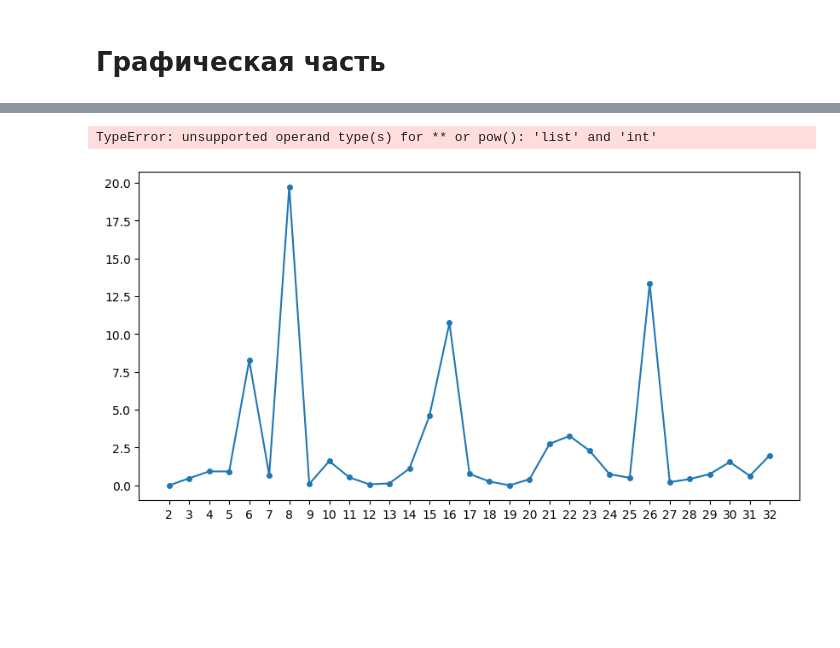
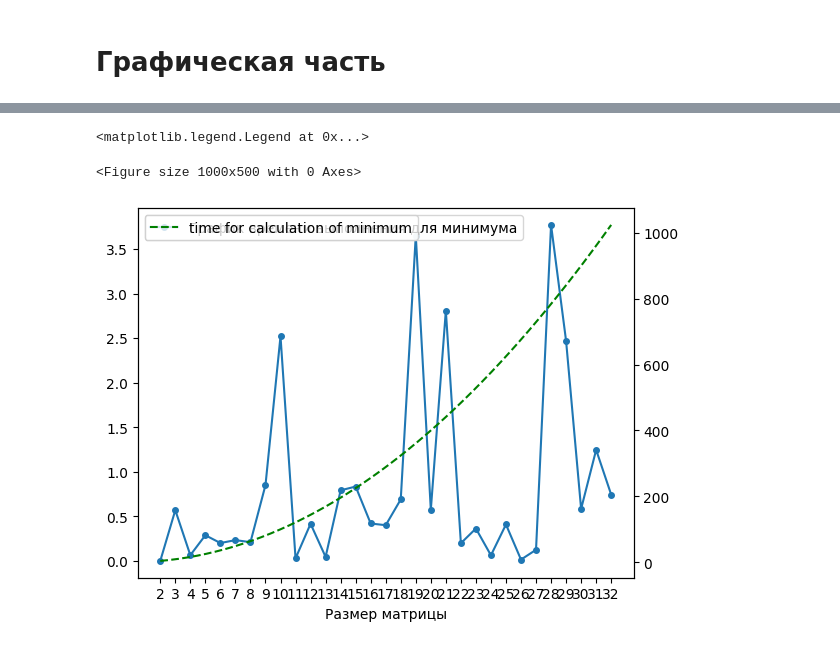
Before and after one commit to Jrol123/CalcMath, a Jupyter notebook: Course_prog/S5/main.ipynb, the cells around one changed output, grey strips where cells are left out. Saved outputs shown, nothing was run; the diff lists cells and outputs as text; code cells hidden in the pictures; blank space fills up the shorter version.

Commit message:
I'm tired of the big error

```diff
--- a/Course_prog/S5/main.ipynb
+++ b/Course_prog/S5/main.ipynb
@@ -8,11 +8,11 @@ warnings.filterwarnings(action="ignore", category=DeprecationWarning)
 FIRST_SIZE = 2
 LAST_SIZE = 32
 
-COUNT_TRIES = 100
+COUNT_TRIES = 10
 
 MAX_DEF_COUNT_ITER = 100000
 """Максимальное количество итераций по-умолчанию"""
-DEF_EPS = 0.00001
+DEF_EPS = 0.0001
 """Точность по-умолчанию"""
 # %% [output]
 'Точность по-умолчанию'
@@ -321,6 +344,7 @@ import matplotlib.pyplot as plt
 res_df = df[["size", "value_max_time", "value_min_def_time", "delta_max", "delta_min"]]
 plt.figure(figsize=(10, 5))
 x = range(FIRST_SIZE, LAST_SIZE + 1)
+x_lt = np.linspace(FIRST_SIZE, LAST_SIZE)
 res_df
 # %% [output]
 |  | size | value_max_time | value_min_def_time | delta_max | delta_min |
@@ -386,13 +414,24 @@ NameError: name 'plt' is not defined
 # %%
 plt.figure(figsize=(10, 5))
 
-plt.xticks(ticks=x)
-plt.plot(mean_res["value_min_def_time"], marker="o", markersize=4)
+fig, ax1 = plt.subplots()
+
+ax1.plot(mean_res['value_min_def_time'],  marker='o',  markersize=4, label='График времени выполнения для минимума')
+ax1.set_xlabel('Размер матрицы')
+ax1.set_xticks(x)
+
+ax2 = ax1.twinx()
+
+ax2.plot(x_lt, x_lt ** 2, color='green', linestyle='--', label='График асимптотики алгоритма')
+
+ax1.legend(loc='upper left')
+ax2.legend(loc='upper left')
 # plt.plot(x=x, y=x**2)
 plt.legend(["time for calculation of minimum"])
 # %% [output]
-TypeError: unsupported operand type(s) for ** or pow(): 'list' and 'int'
+<matplotlib.legend.Legend at 0x...>
+<Figure size 1000x500 with 0 Axes>
-[figure, old version]
+[figure, new version]
 # %%
 # df.to_csv("data/df.csv")
 # res_df.to_csv("data/res_df.csv")
```
Also changed, not shown: parts of 9 cells of this notebook.
